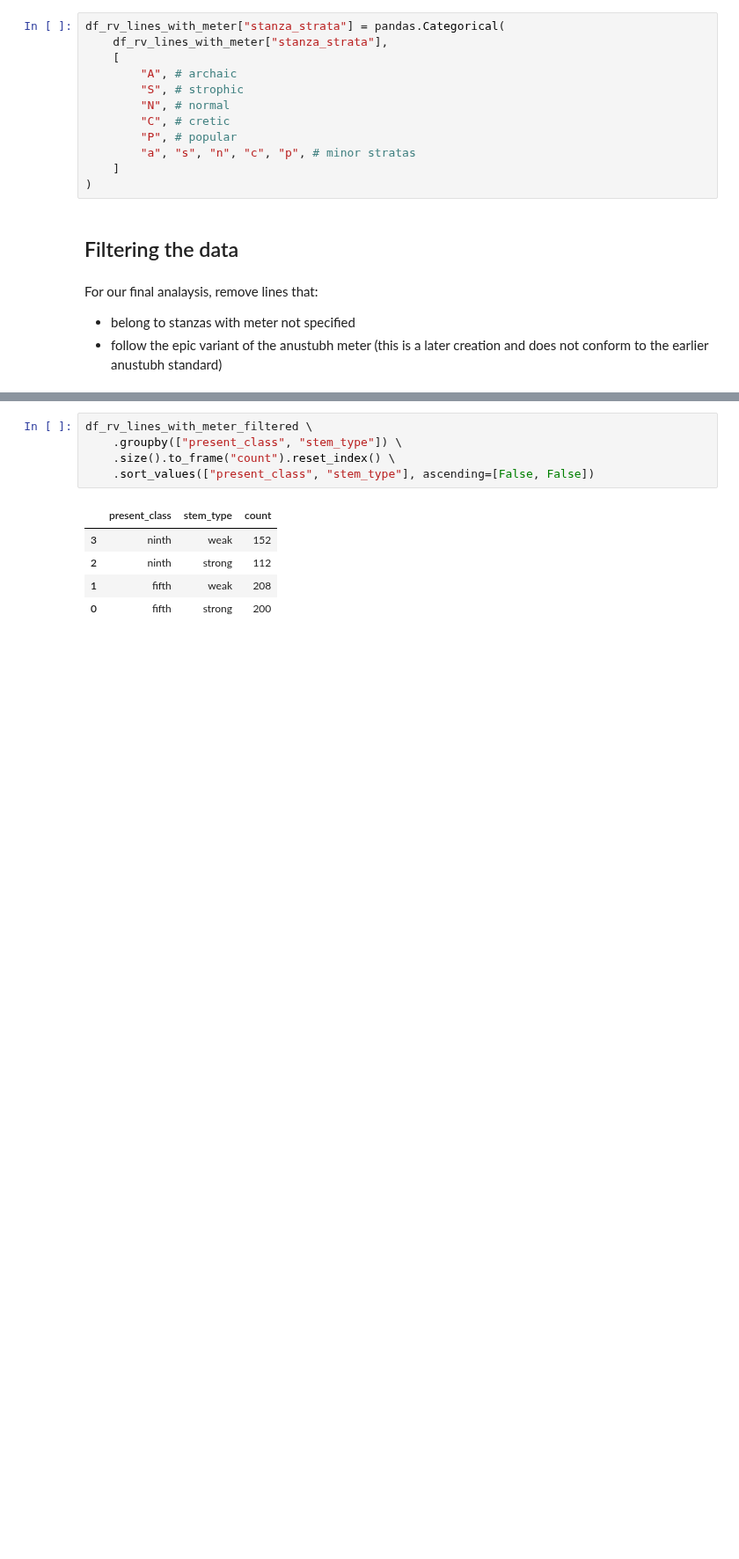
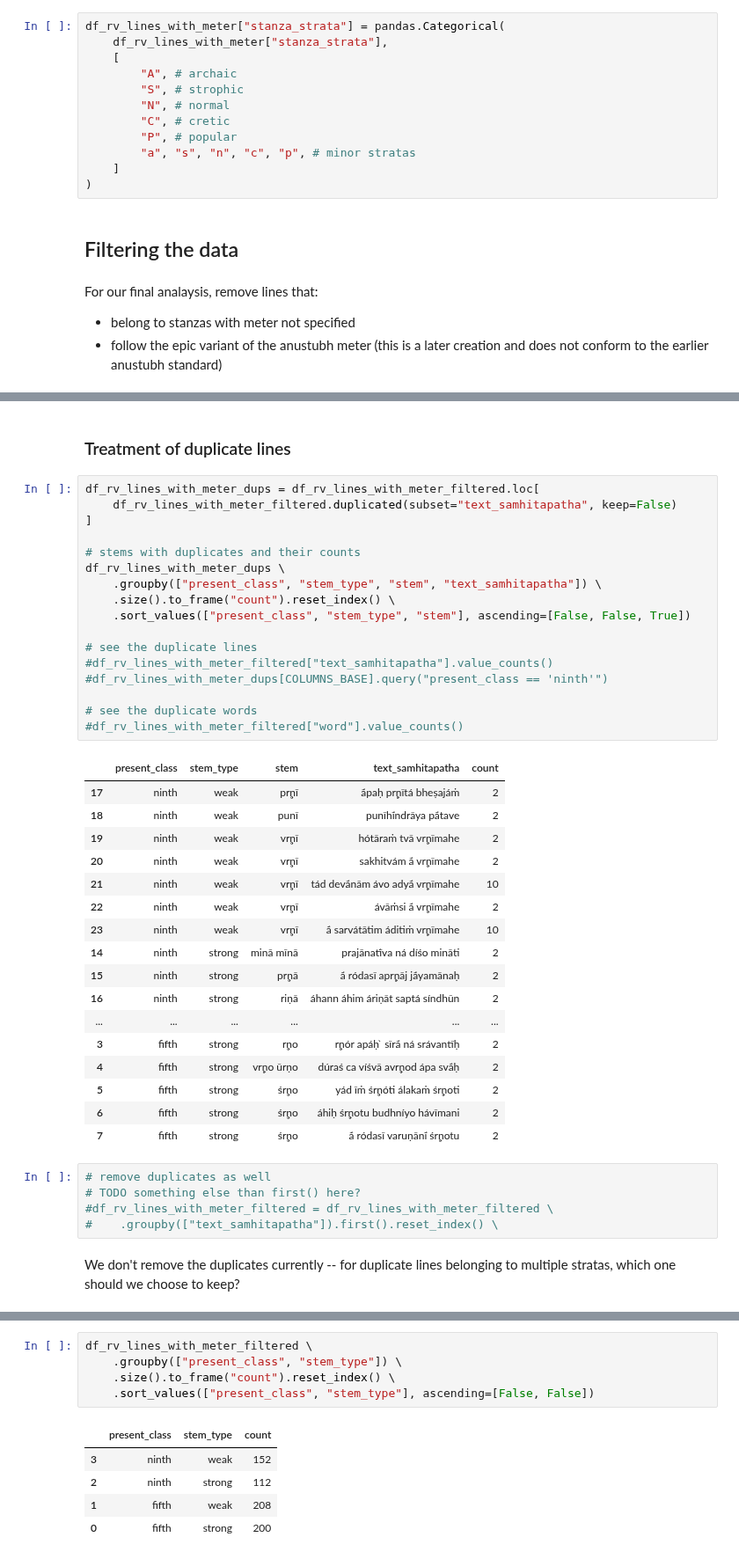
Before and after one commit to anupdhml/sanskrit_ninth_class_meter, a Jupyter notebook: 6_analysis.ipynb, the cells around one changed output, grey strips where cells are left out. Shown at 88% size. Saved outputs shown, nothing was run; the diff lists cells and outputs as text; blank space fills up the shorter version.

Commit message:
Add duplicate line analysis
Signed-off-by: Anup Dhamala <anupdhml+git@gmail.com>

```diff
--- a/6_analysis.ipynb
+++ b/6_analysis.ipynb
@@ -123,3 +111,47 @@ df_rv_lines_with_meter_filtered[COLUMNS_BASE]
 | 879 | fifth | strong | hino | 10.030.08.a | prā́smai hinota mádhumantam ūrmíṁ | Triṣṭubh | LL SLS ,SS|LS_LL | ... |
 | 880 | fifth | strong | hino | 10.188.01.b | áśvaṁ hinota vājínam | Gāyatrī | LL SL|S LSL | ... |
 672 rows × 19 columns
+# %% [markdown]
+### Treatment of duplicate lines
+# %%
+df_rv_lines_with_meter_dups = df_rv_lines_with_meter_filtered.loc[
+    df_rv_lines_with_meter_filtered.duplicated(subset="text_samhitapatha", keep=False)
+]
+
+# stems with duplicates and their counts
+df_rv_lines_with_meter_dups \
+    .groupby(["present_class", "stem_type", "stem", "text_samhitapatha"]) \
+    .size().to_frame("count").reset_index() \
+    .sort_values(["present_class", "stem_type", "stem"], ascending=[False, False, True])
+
+# see the duplicate lines
+#df_rv_lines_with_meter_filtered["text_samhitapatha"].value_counts()
+#df_rv_lines_with_meter_dups[COLUMNS_BASE].query("present_class == 'ninth'")
+
+# see the duplicate words
+#df_rv_lines_with_meter_filtered["word"].value_counts()
+# %% [output]
+|  | present_class | stem_type | stem | text_samhitapatha | count |
+| 17 | ninth | weak | pr̥ṇī | ā́paḥ pr̥ṇītá bheṣajáṁ | 2 |
+| 18 | ninth | weak | punī | punīhī́ndrāya pā́tave | 2 |
+| 19 | ninth | weak | vr̥ṇī | hótāraṁ tvā vr̥ṇīmahe | 2 |
+| 20 | ninth | weak | vr̥ṇī | sakhitvám ā́ vr̥ṇīmahe | 2 |
+| 21 | ninth | weak | vr̥ṇī | tád devā́nām ávo adyā́ vr̥ṇīmahe | 10 |
+| 22 | ninth | weak | vr̥ṇī | ávāṁsi ā́ vr̥ṇīmahe | 2 |
+| 23 | ninth | weak | vr̥ṇī | ā́ sarvátātim áditiṁ vr̥ṇīmahe | 10 |
+| 14 | ninth | strong | minā mīnā | prajānatī́va ná díśo mināti | 2 |
+| 15 | ninth | strong | pr̥ṇā | ā́ ródasī apr̥ṇāj jā́yamānaḥ | 2 |
+| 16 | ninth | strong | riṇā | áhann áhim áriṇāt saptá síndhūn | 2 |
+| ... | ... | ... | ... | ... | ... |
+| 3 | fifth | strong | r̥ṇo | r̥ṇór apáḥ ̀ sīrā́ ná srávantīḥ | 2 |
+| 4 | fifth | strong | vr̥ṇo ūrṇo | dúraś ca víśvā avr̥ṇod ápa svā́ḥ | 2 |
+| 5 | fifth | strong | śr̥ṇo | yád īṁ śr̥ṇóti álakaṁ śr̥ṇoti | 2 |
+| 6 | fifth | strong | śr̥ṇo | áhiḥ śr̥ṇotu budhníyo hávīmani | 2 |
+| 7 | fifth | strong | śr̥ṇo | ā́ ródasī varuṇānī́ śr̥ṇotu | 2 |
+# %%
+# remove duplicates as well
+# TODO something else than first() here?
+#df_rv_lines_with_meter_filtered = df_rv_lines_with_meter_filtered \
+#    .groupby(["text_samhitapatha"]).first().reset_index() \
+# %% [markdown]
+We don't remove the duplicates currently -- for duplicate lines belonging to multiple stratas, which one should we choose to keep?
```
Also changed, not shown: parts of 2 cells of this notebook.
